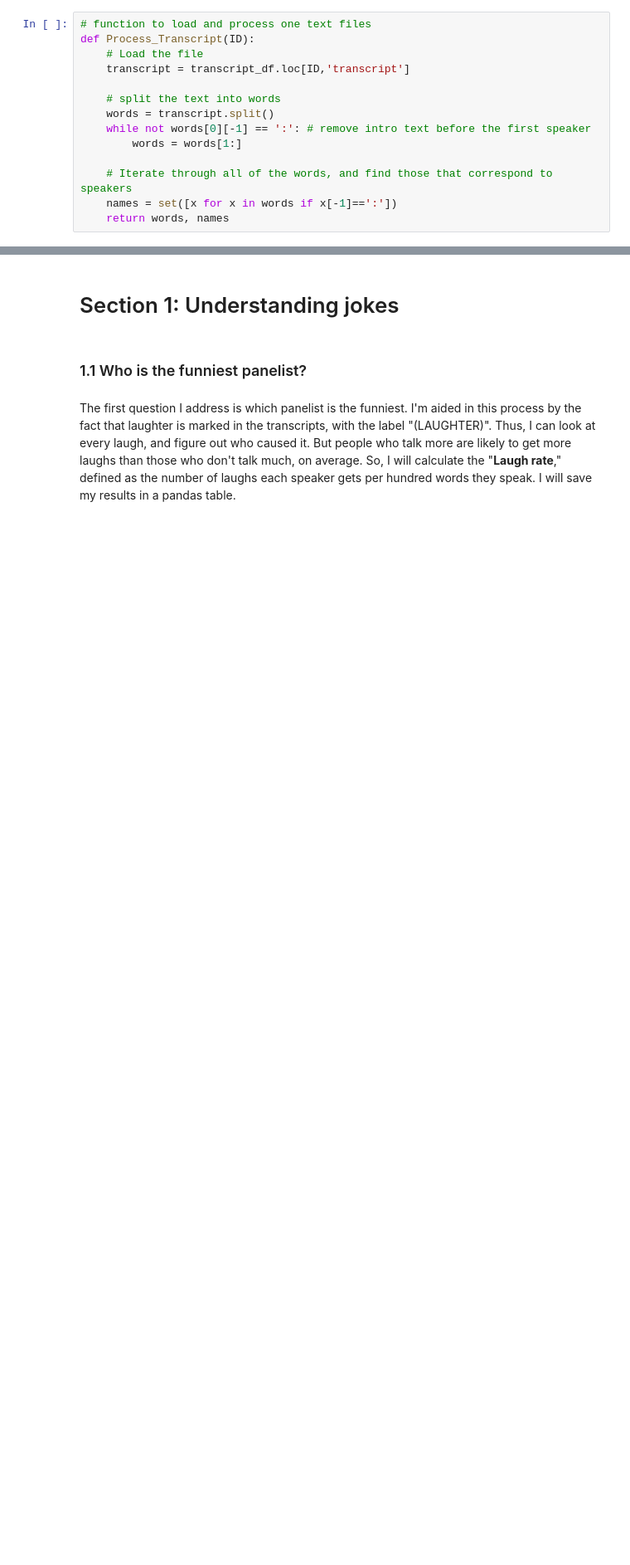
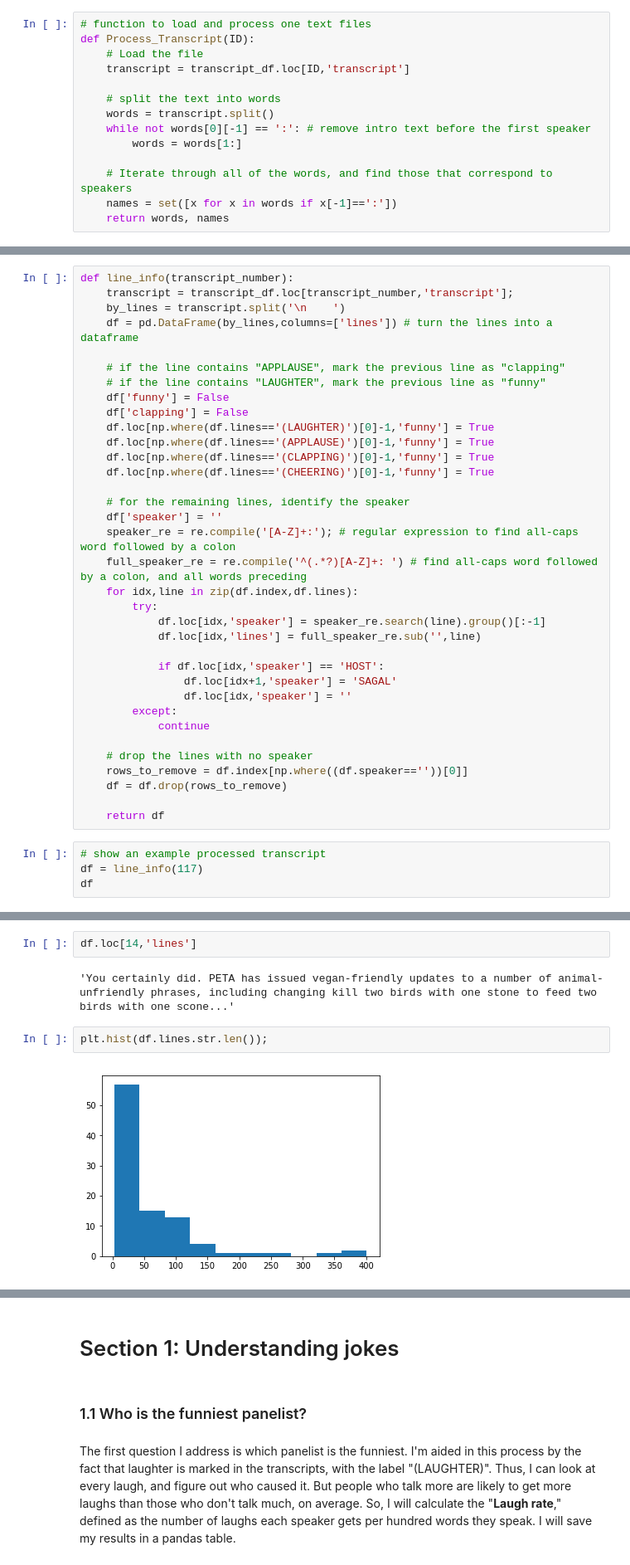
Before and after one commit to coraames/WaitWait, a Jupyter notebook: Wait Wait, Don't Analyze Me!.ipynb, the cells around one changed output, grey strips where cells are left out. Shown: that part at 83% size. Cells and saved outputs as stored; diff of their text form; blank space fills up the shorter version.

```diff
--- a/Wait Wait, Don't Analyze Me!.ipynb
+++ b/Wait Wait, Don't Analyze Me!.ipynb
@@ -74,0 +142,39 @@ def Process_Transcript(ID):
+# %%
+def line_info(transcript_number):
+    transcript = transcript_df.loc[transcript_number,'transcript'];
+    by_lines = transcript.split('\n    ')
+    df = pd.DataFrame(by_lines,columns=['lines']) # turn the lines into a dataframe
+
+    # if the line contains "APPLAUSE", mark the previous line as "clapping"
+    # if the line contains "LAUGHTER", mark the previous line as "funny"
+    df['funny'] = False
+    df['clapping'] = False
+    df.loc[np.where(df.lines=='(LAUGHTER)')[0]-1,'funny'] = True
+    df.loc[np.where(df.lines=='(APPLAUSE)')[0]-1,'funny'] = True
+    df.loc[np.where(df.lines=='(CLAPPING)')[0]-1,'funny'] = True
+    df.loc[np.where(df.lines=='(CHEERING)')[0]-1,'funny'] = True
+
+    # for the remaining lines, identify the speaker
+    df['speaker'] = ''
+    speaker_re = re.compile('[A-Z]+:'); # regular expression to find all-caps word followed by a colon
+    full_speaker_re = re.compile('^(.*?)[A-Z]+: ') # find all-caps word followed by a colon, and all words preceding
+    for idx,line in zip(df.index,df.lines):
+        try:
+            df.loc[idx,'speaker'] = speaker_re.search(line).group()[:-1]
+            df.loc[idx,'lines'] = full_speaker_re.sub('',line)
+
+            if df.loc[idx,'speaker'] == 'HOST':
+                df.loc[idx+1,'speaker'] = 'SAGAL'
+                df.loc[idx,'speaker'] = ''
+        except:
+            continue
+
+    # drop the lines with no speaker
+    rows_to_remove = df.index[np.where((df.speaker==''))[0]]
+    df = df.drop(rows_to_remove)
+
+    return df
+# %%
+# show an example processed transcript
+df = line_info(117)
+df
@@ -74,0 +200,8 @@ def Process_Transcript(ID):
+# %%
+df.loc[14,'lines']
+# %% [output]
+'You certainly did. PETA has issued vegan-friendly updates to a number of animal-unfriendly phrases, including changing kill two birds with one stone to feed two birds with one scone...'
+# %%
+plt.hist(df.lines.str.len());
+# %% [output]
+[figure, added]
```
Also changed, not shown: parts of 13 cells of this notebook.
